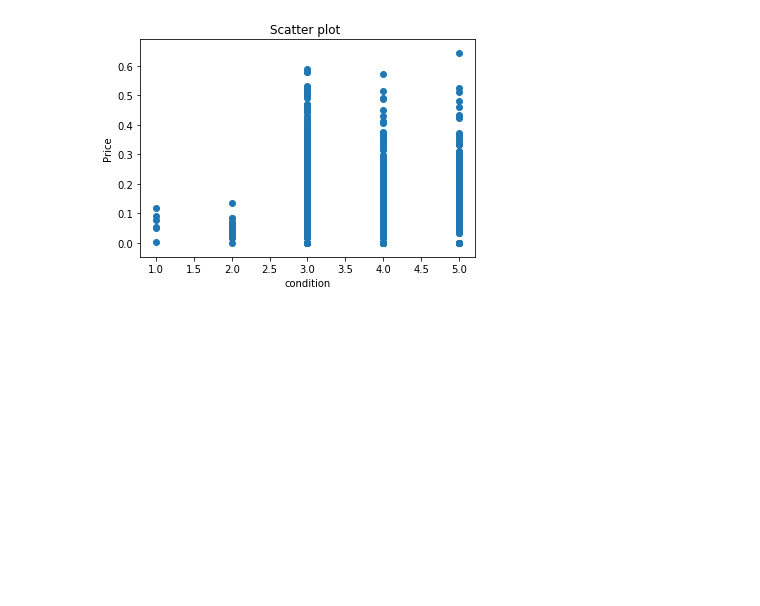
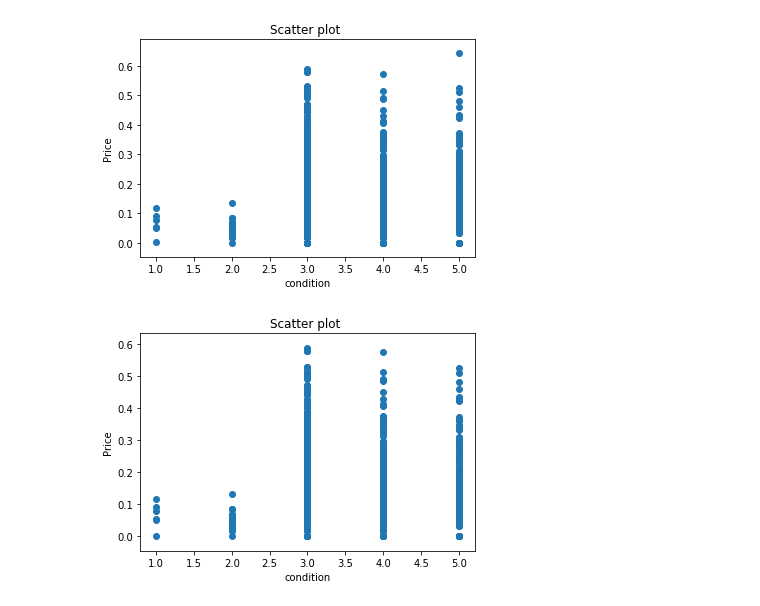
Before and after one commit to DheerajChillamcharla/housedata, a Jupyter notebook: test2.ipynb, the cells around one changed output. Cells and saved outputs as stored; diff of their text form; code cells hidden in the pictures; blank space fills up the shorter version.

```diff
--- a/test2.ipynb
+++ b/test2.ipynb
@@ -308,3 +308,11 @@ plt.show()
 indexNames = df[ (df['price'] >0.6) & (df['condition'] == 5.0) ].index
 
 df.drop(indexNames , inplace=True)
+# %%
+plt.scatter(df["condition"], df["price"])
+plt.title('Scatter plot ')
+plt.xlabel('condition')
+plt.ylabel('Price')
+plt.show()
+# %% [output]
+[figure, added]
```
Also changed, not shown: parts of 6 cells of this notebook.
